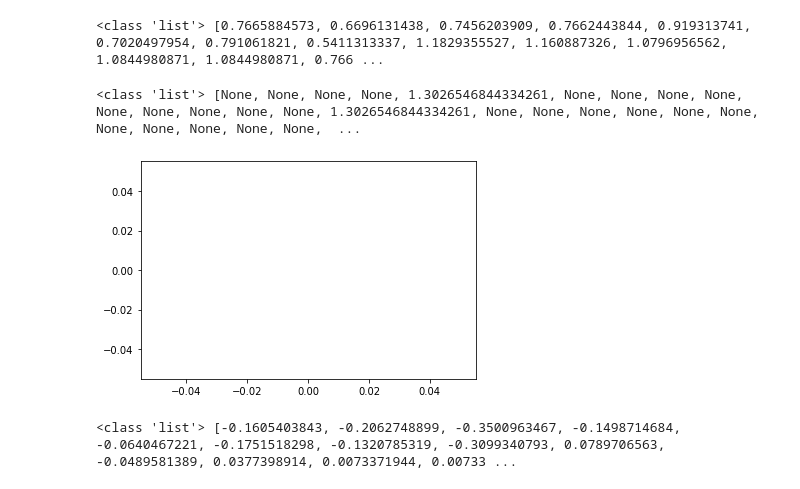
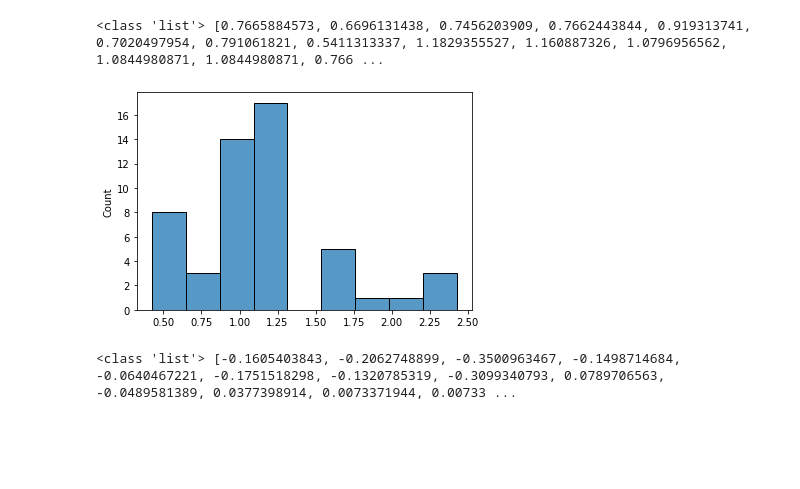
Before and after one commit to lifelong-learning-systems/l2metrics, a Jupyter notebook: examples/helper_test.ipynb, the cells around one changed output. Saved outputs shown, nothing was run; the diff lists cells and outputs as text; code cells hidden in the pictures; blank space fills up the shorter version.

Commit message:
plot hist function tested.

```diff
--- a/examples/helper_test.ipynb
+++ b/examples/helper_test.ipynb
@@ -59,11 +59,10 @@ print(type(testy),testy)
 # %%
 testy = task.getForwardTransferRatio("collectmineralshards_1","defeatzerglingsandbanelings_1")
 # print(type(testy),testy)
-task.plotLine(testy)
+# task.plotLine(testy)
 task.plotHist(testy)
 # %% [output]
-<class 'list'> [None, None, None, None, 1.3026546844334261, None, None, None, None, None, None, None, None, None, 1.3026546844334261, None, None, None, None, None, None, None, None, None, None, None,  ...
-[figure, old version]
+[figure, new version]
 # %%
 testy = task.getBackwardTransferContrast()
 print(type(testy),testy)
```
